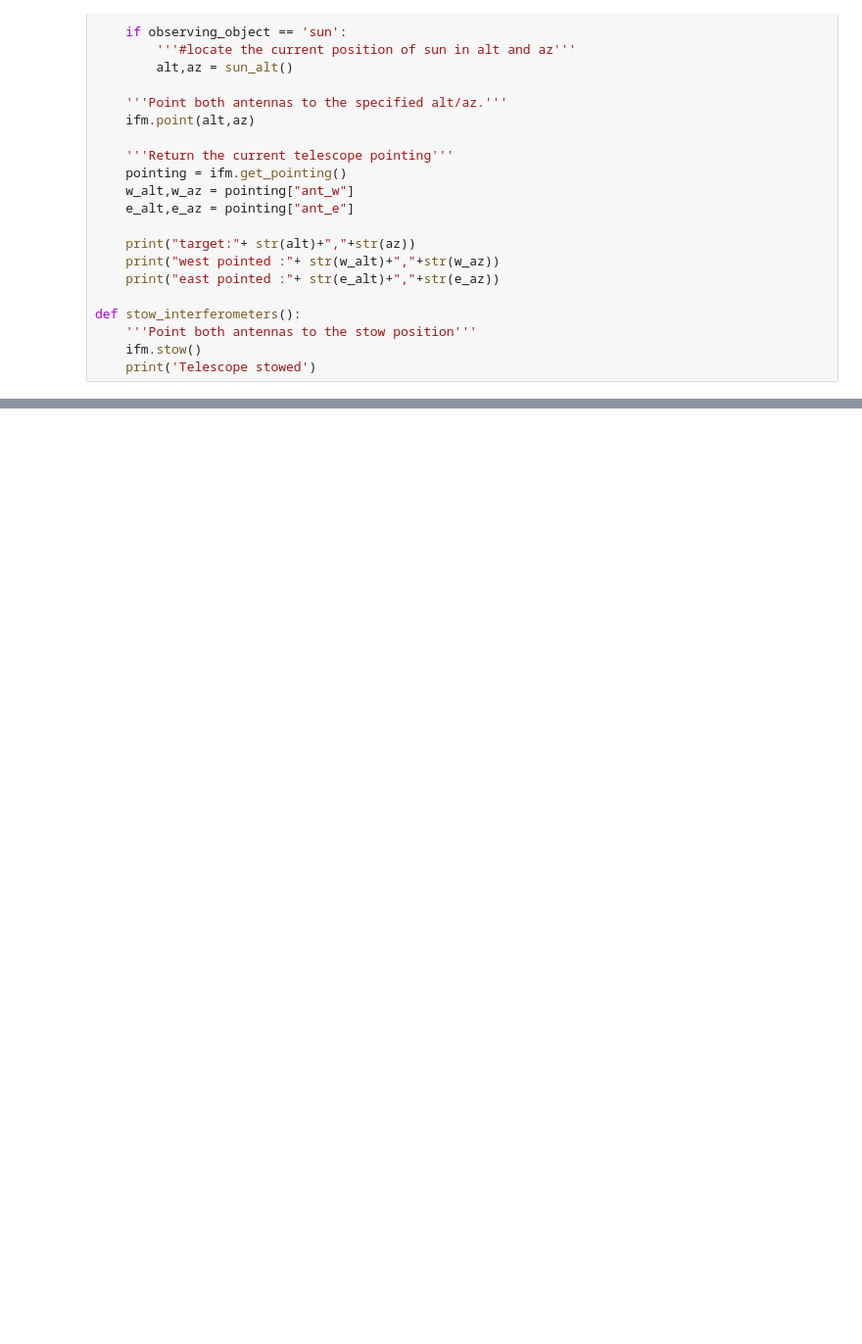
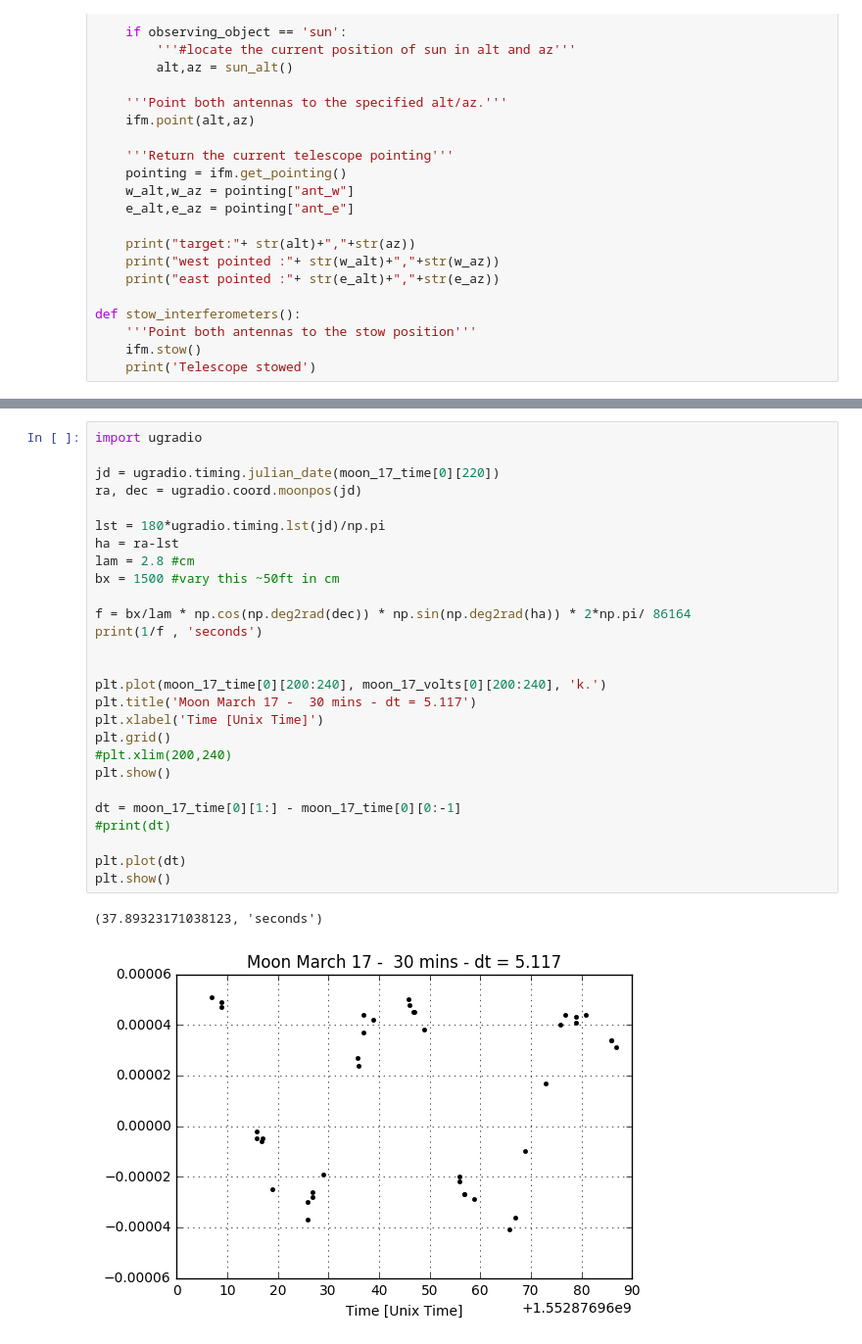
Before and after one commit to gracefujii/Astro-121, a Jupyter notebook: gould_lab3.ipynb, the cells around one changed output, grey strips where cells are left out. Shown: that part at 98% size. Cells and saved outputs as stored; diff of their text form; blank space fills up the shorter version.

```diff
--- a/gould_lab3.ipynb
+++ b/gould_lab3.ipynb
@@ -440,0 +309,30 @@ NameError: name 'volts' is not defined
+# %%
+import ugradio
+
+jd = ugradio.timing.julian_date(moon_17_time[0][220])
+ra, dec = ugradio.coord.moonpos(jd)
+
+lst = 180*ugradio.timing.lst(jd)/np.pi
+ha = ra-lst
+lam = 2.8 #cm
+bx = 1500 #vary this ~50ft in cm
+
+f = bx/lam * np.cos(np.deg2rad(dec)) * np.sin(np.deg2rad(ha)) * 2*np.pi/ 86164
+print(1/f , 'seconds')
+
+
+plt.plot(moon_17_time[0][200:240], moon_17_volts[0][200:240], 'k.')
+plt.title('Moon March 17 -  30 mins - dt = 5.117')
+plt.xlabel('Time [Unix Time]')
+plt.grid()
+#plt.xlim(200,240)
+plt.show()
+
+dt = moon_17_time[0][1:] - moon_17_time[0][0:-1]
+#print(dt)
+
+plt.plot(dt)
+plt.show()
+# %% [output]
+(37.89323171038123, 'seconds')
+[figure, added]
```
Also changed, not shown: parts of 15 cells of this notebook.
